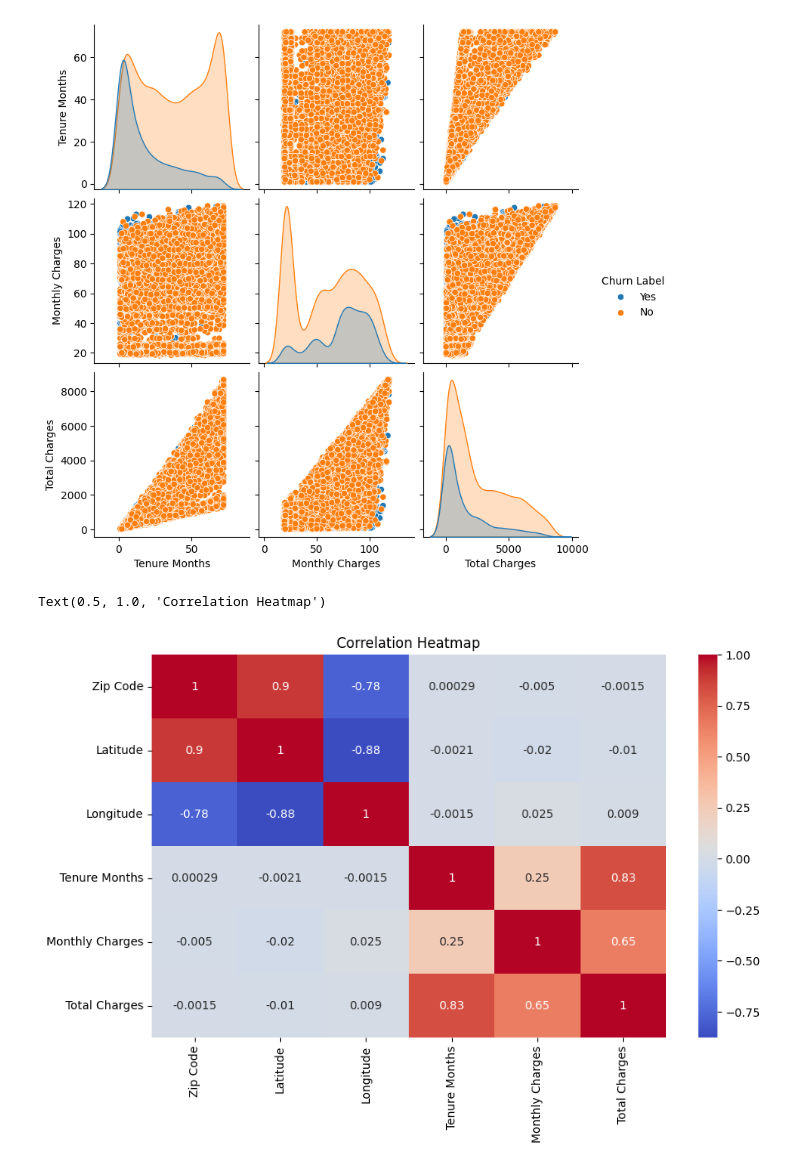
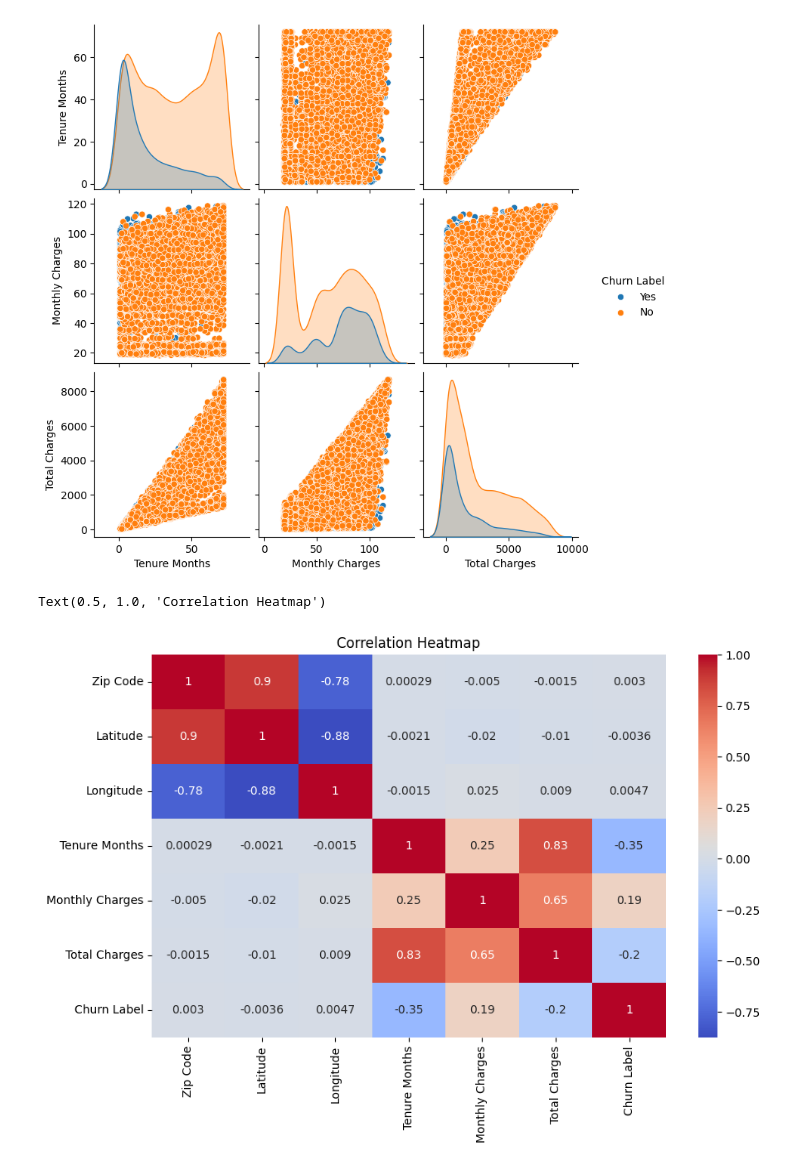
Before and after one commit to Zia-Ul-Hasan/Churn-Prediction-IBM-telco, a Jupyter notebook: EDA_Churn.ipynb, the cells around one changed output. Drawn from its saved outputs; the diff is of its cells as text; code cells hidden in the pictures.

Commit message:
final eda churn v_6

```diff
--- a/EDA_Churn.ipynb
+++ b/EDA_Churn.ipynb
@@ -458,9 +474,11 @@ sns.pairplot(df[['Tenure Months', 'Monthly Charges', 'Total Charges', 'Churn Lab
 <seaborn.axisgrid.PairGrid at 0x...>
 [figure]
 # %%
+df['Churn Label']=df['Churn Label'].replace({'Yes': 1,'No':0})
+df['Churn Label']=pd.to_numeric(df['Churn Label'])
 plt.figure(figsize=(10,6))
 sns.heatmap(df.corr(numeric_only=True), annot=True, cmap='coolwarm')
 plt.title('Correlation Heatmap')
 # %% [output]
 Text(0.5, 1.0, 'Correlation Heatmap')
-[figure, old version]
+[figure, new version]
```
Also changed, not shown: parts of 3 cells of this notebook.
